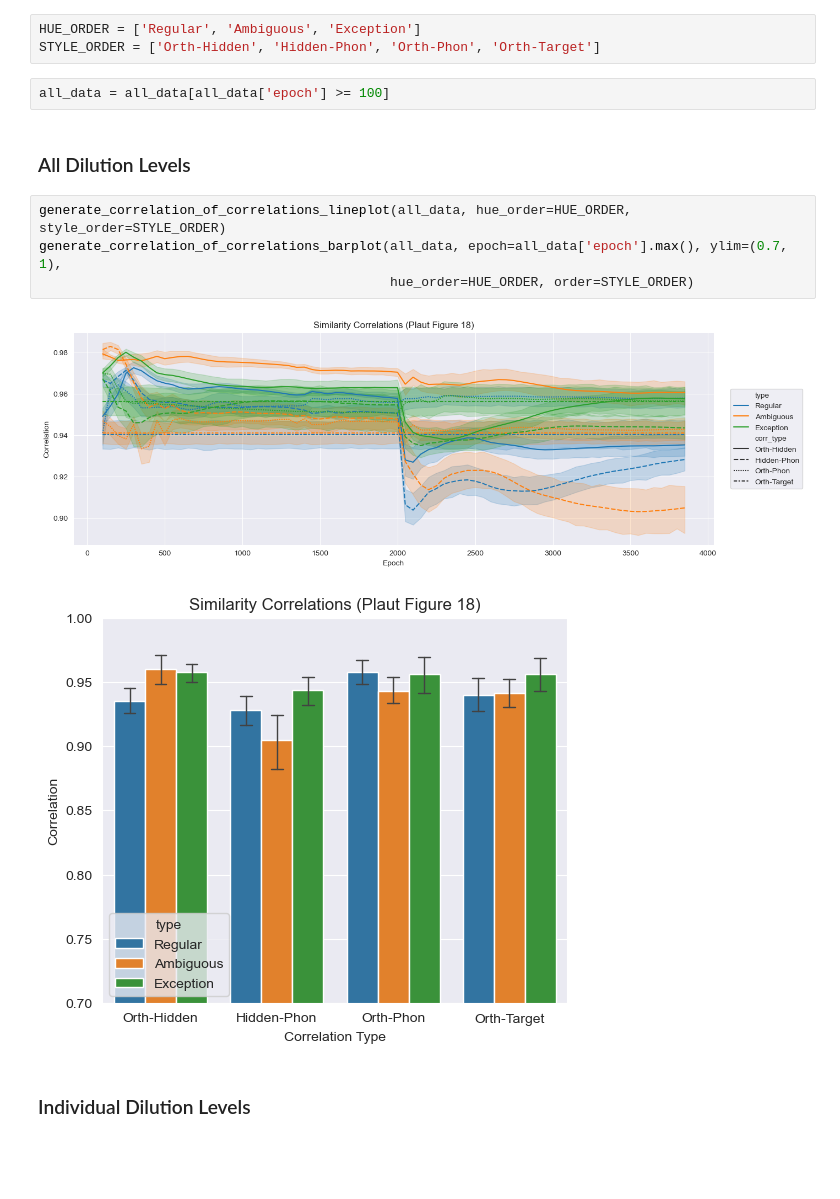
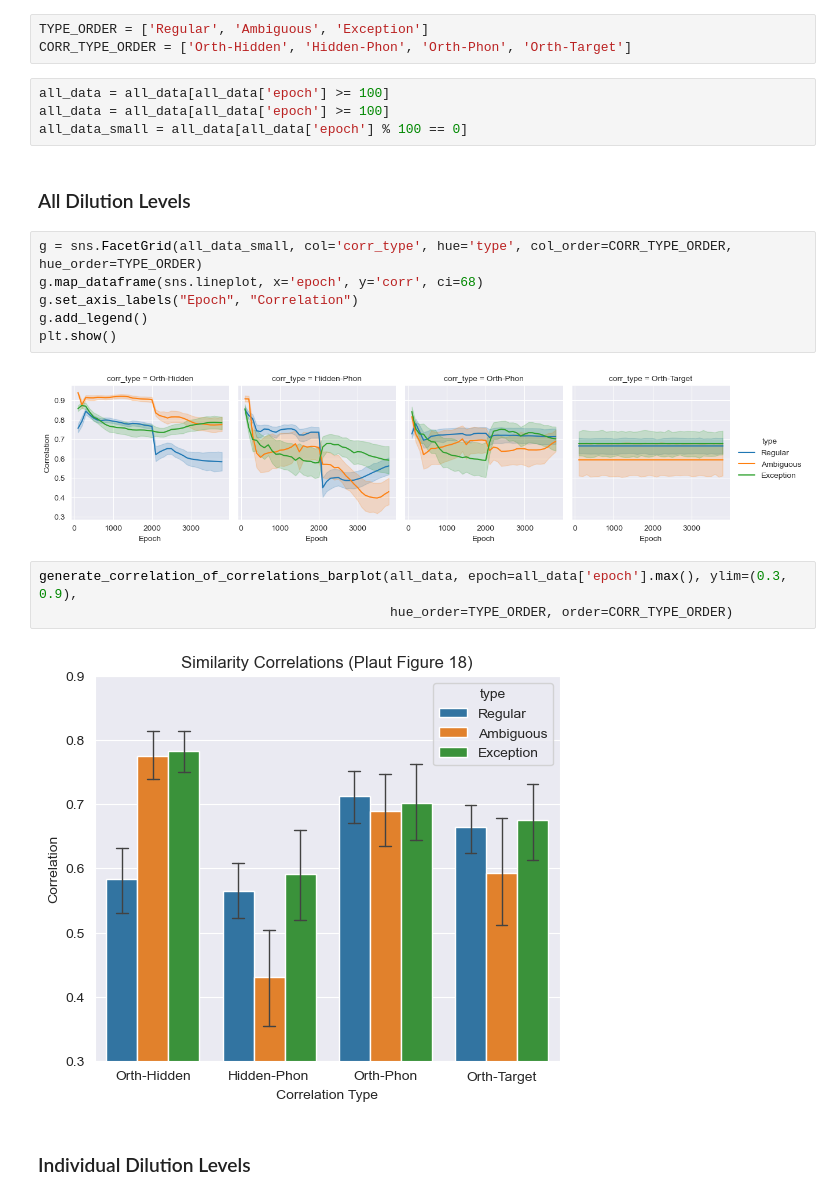
Before and after one commit to Brian0615/Plaut_Model_v2, a Jupyter notebook: results/LENS-20210516/correlation_of_correlations/correlation_of_correlations_anchors_first_only.ipynb, the cells around one changed output. Drawn from its saved outputs; the diff is of its cells as text; blank space fills up the shorter version.

```diff
--- a/results/LENS-20210516/correlation_of_correlations/correlation_of_correlations_anchors_first_only.ipynb
+++ b/results/LENS-20210516/correlation_of_correlations/correlation_of_correlations_anchors_first_only.ipynb
@@ -112,18 +111,26 @@ all_data.head()
 # %% [markdown]
 ## Plot Results
 # %%
-HUE_ORDER = ['Regular', 'Ambiguous', 'Exception']
-STYLE_ORDER = ['Orth-Hidden', 'Hidden-Phon', 'Orth-Phon', 'Orth-Target']
+TYPE_ORDER = ['Regular', 'Ambiguous', 'Exception']
+CORR_TYPE_ORDER = ['Orth-Hidden', 'Hidden-Phon', 'Orth-Phon', 'Orth-Target']
 # %%
 all_data = all_data[all_data['epoch'] >= 100]
+all_data = all_data[all_data['epoch'] >= 100]
+all_data_small = all_data[all_data['epoch'] % 100 == 0]
 # %% [markdown]
 ### All Dilution Levels
+# %%
+g = sns.FacetGrid(all_data_small, col='corr_type', hue='type', col_order=CORR_TYPE_ORDER, hue_order=TYPE_ORDER)
+g.map_dataframe(sns.lineplot, x='epoch', y='corr', ci=68)
+g.set_axis_labels("Epoch", "Correlation")
+g.add_legend()
+plt.show()
+# %% [output]
+[figure, added]
 # %%
-generate_correlation_of_correlations_lineplot(all_data, hue_order=HUE_ORDER, style_order=STYLE_ORDER)
-generate_correlation_of_correlations_barplot(all_data, epoch=all_data['epoch'].max(), ylim=(0.7, 1),
-                                             hue_order=HUE_ORDER, order=STYLE_ORDER)
+generate_correlation_of_correlations_barplot(all_data, epoch=all_data['epoch'].max(), ylim=(0.3, 0.9),
+                                             hue_order=TYPE_ORDER, order=CORR_TYPE_ORDER)
 # %% [output]
-[figure, old version]
+[figure, new version]
-[figure, removed]
 # %% [markdown]
 ### Individual Dilution Levels
```
Also changed, not shown: parts of 8 cells of this notebook, 8 other files.
